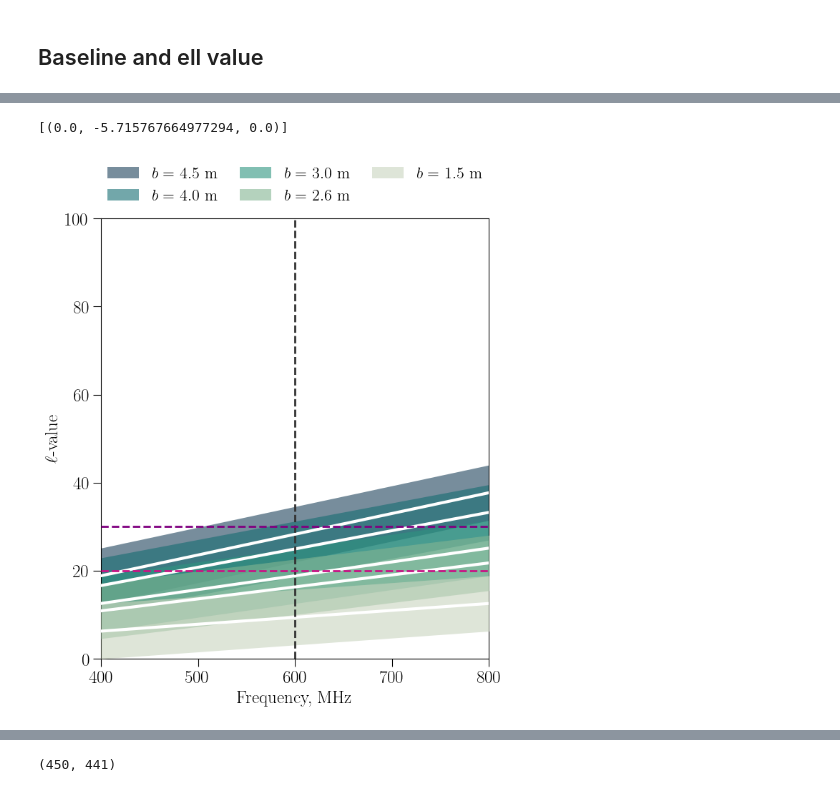
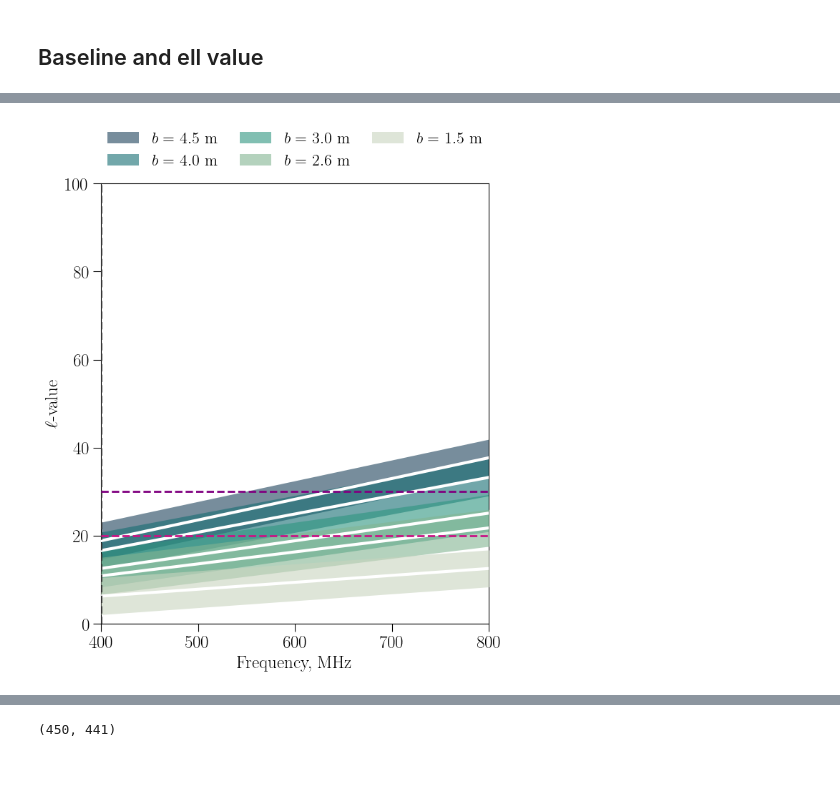
Before and after one commit to katrinealice/cl_sampler_analysis, a Jupyter notebook: cl_plots.ipynb, the cells around one changed output, grey strips where cells are left out. Cells and saved outputs as stored; diff of their text form; code cells hidden in the pictures.

```diff
--- a/cl_plots.ipynb
+++ b/cl_plots.ipynb
@@ -578,6 +729,6 @@ parentpath = '/Users/user/Documents/hera/cl_sampler_analysis/data/'
 # %%
 # Set paths and create figure folder within data folder
-path = parentpath+'600MHz_6m/'
+path = parentpath+'400MHz_1m/'
 figpath = path+'figures/'
 if not os.path.isdir(figpath): os.makedirs(figpath)
 # %%
@@ -720,10 +854,6 @@ dict(ant_pos)
-# %%
-[ant_pos_test[1]]
-# %% [output]
-[(0.0, -5.715767664977294, 0.0)]
 # %%
-ant_pos_test = build_hex_array(hex_spec=(3,4), d=1.5)
-dict_ants_test = dict((str(ant), np.array(ant_pos_test[ant])) for ant in ant_pos_test)
+# ant_pos_test = build_hex_array(hex_spec=(3,4), d=1.5)
+# dict_ants_test = dict((str(ant), np.array(ant_pos_test[ant])) for ant in ant_pos_test)
 
 speed_of_light = 2.998e08            # m/s
 fwhm_rad = speed_of_light/(freqs[0]*1.)  # radian
@@ -733,49 +863,49 @@ freq_list = np.linspace(400,800,100)
 # The errorbar \delta \ell \simeq np.pi / FWHM(rad)
 delta_ell = np.pi/fwhm_rad
 
-# bl_lengths = np.array([np.linalg.norm(dict_ants['0']-dict_ants['1']), # meters
-#                        np.linalg.norm(dict_ants['0']-dict_ants['7']),
-#                        np.linalg.norm(dict_ants['0']-dict_ants['8']),
-#                        np.linalg.norm(dict_ants['0']-dict_ants['9']),
-#                        np.linalg.norm(dict_ants['3']-dict_ants['6'])])
+bl_lengths = np.array([np.linalg.norm(dict_ants['0']-dict_ants['1']), # meters
+                       np.linalg.norm(dict_ants['0']-dict_ants['7']),
+                       np.linalg.norm(dict_ants['0']-dict_ants['8']),
+                       np.linalg.norm(dict_ants['0']-dict_ants['9']),
+                       np.linalg.norm(dict_ants['3']-dict_ants['6'])])
 
-bl_lengths = np.array([np.linalg.norm(dict_ants_test['0']-dict_ants_test['1']), # meters
-                       np.linalg.norm(dict_ants_test['0']-dict_ants_test['7']),
-                       np.linalg.norm(dict_ants_test['0']-dict_ants_test['8']),
-                       np.linalg.norm(dict_ants_test['0']-dict_ants_test['9']),
-                       np.linalg.norm(dict_ants_test['3']-dict_ants_test['6'])])
+# bl_lengths = np.array([np.linalg.norm(dict_ants_test['0']-dict_ants_test['1']), # meters
+#                        np.linalg.norm(dict_ants_test['0']-dict_ants_test['7']),
+#                        np.linalg.norm(dict_ants_test['0']-dict_ants_test['8']),
+#                        np.linalg.norm(dict_ants_test['0']-dict_ants_test['9']),
+#                        np.linalg.norm(dict_ants_test['3']-dict_ants_test['6'])])
 
 
 
 fig, ax = plt.subplots(ncols=1, figsize=(7,8))
 cmap5 = discrete_cmap(5, cmocean.tools.crop_by_percent(cmo.tempo_r, 30, which='both', N=None))
 for i, bl in enumerate(np.flip(bl_lengths)):
     ell_measured = np.pi * bl /(speed_of_light/freq_list)*1e06
     ax.fill_between(freq_list, ell_measured-delta_ell, ell_measured+delta_ell, alpha=0.6, color=cmap5(i), linewidth=0, zorder = i,  label=r'$b=$'+f' {bl:.1f} m')
     ax.plot(freq_list, ell_measured, color='white', zorder = 100+i, lw=3)
 
 ax.axvline(freqs*1e-06+0.1,ls="--",color='0.2',lw=2, zorder = 200)  # b (nlsts)
 ax.axhline(20,ls='--', lw=2, color='mediumvioletred', zorder = 200)
 ax.axhline(30,ls='--', lw=2, color='purple', zorder = 200)
 
 # ax.legend(bbox_to_anchor=(1.04, 1), borderaxespad=0, frameon=False, title='Baseline length')
 ax.legend(bbox_to_anchor=(0, 1.02, 1, 0.2), loc="lower left", #title='Baseline length',
                mode="expand", borderaxespad=0, ncol=3,frameon=False, fontsize=16)
 
 
 plt.xlabel('Frequency, MHz')
 plt.ylabel(r'$\ell$-value')
 ax.set_xlim([freq_list[0],freq_list[-1]])
 ax.set_ylim([0,100])
 ax.tick_params(length=8)
 
 fig.savefig(figpath+'baseline_vs_ell'+'.pdf',
         bbox_inches='tight',
         transparent=False,
         dpi=50,#fig.dpi,
         facecolor='white')
 # %% [output]
-[figure, old version]
+[figure, new version]
 # %%
 # Baselines (didn't output this! So recalculating)
 autos_only = False
```
Also changed, not shown: parts of 21 cells of this notebook, 2 other files.
